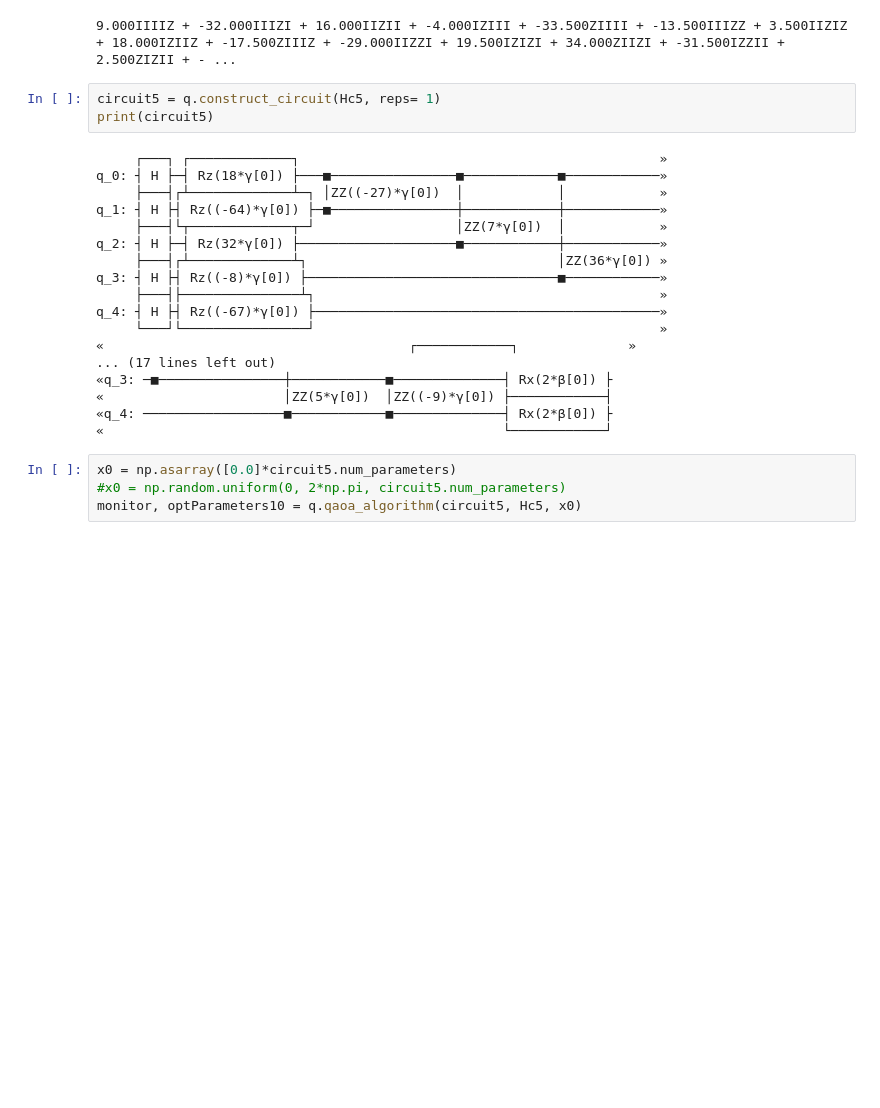
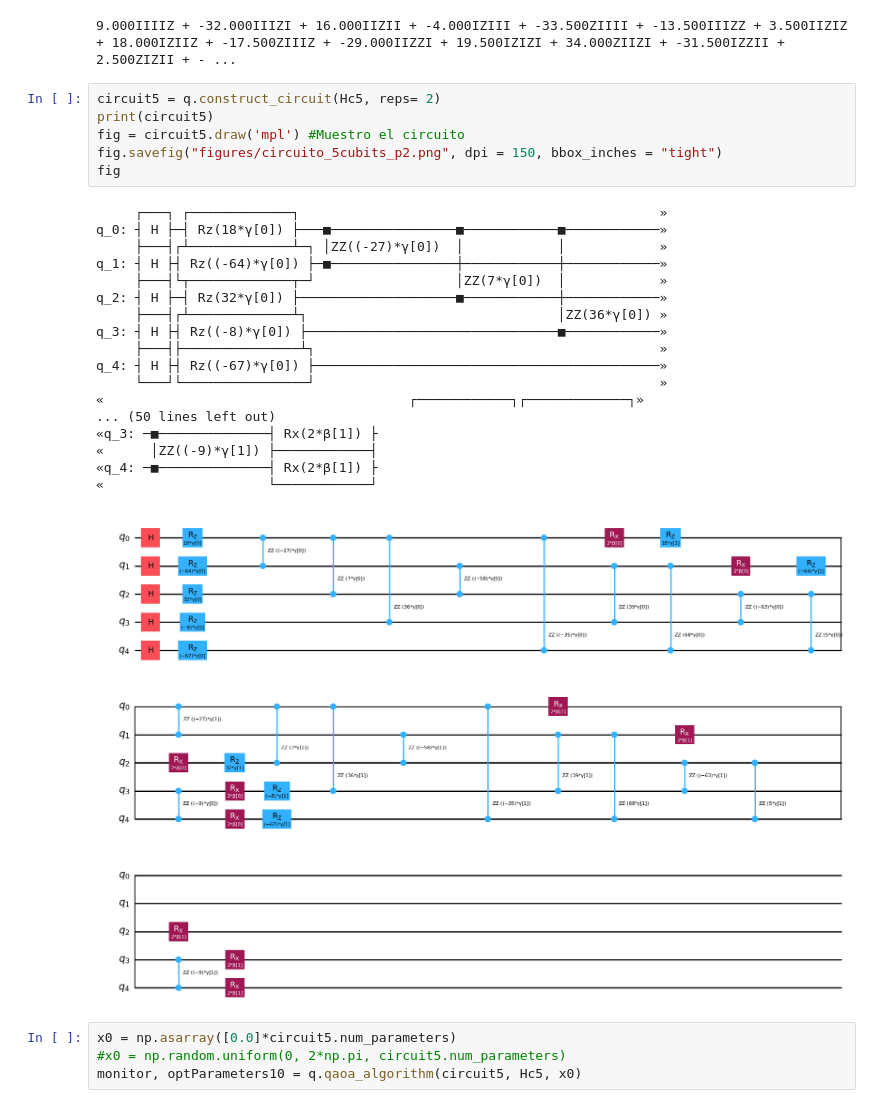
Before and after one commit to zhengzhu14/TFG_GII, a Jupyter notebook: P2_casos_simples/5QubitCase.ipynb, the cells around one changed output. Saved outputs shown, nothing was run; the diff lists cells and outputs as text; blank space fills up the shorter version.

```diff
--- a/P2_casos_simples/5QubitCase.ipynb
+++ b/P2_casos_simples/5QubitCase.ipynb
@@ -97,26 +100,30 @@ print(formatted_h)
 # %% [output]
 9.000IIIIZ + -32.000IIIZI + 16.000IIZII + -4.000IZIII + -33.500ZIIII + -13.500IIIZZ + 3.500IIZIZ + 18.000IZIIZ + -17.500ZIIIZ + -29.000IIZZI + 19.500IZIZI + 34.000ZIIZI + -31.500IZZII + 2.500ZIZII + - ...
 # %%
-circuit5 = q.construct_circuit(Hc5, reps= 1)
+circuit5 = q.construct_circuit(Hc5, reps= 2)
 print(circuit5)
+fig = circuit5.draw('mpl') #Muestro el circuito
+fig.savefig("figures/circuito_5cubits_p2.png", dpi = 150, bbox_inches = "tight")
+fig
 # %% [output]
      ┌───┐ ┌─────────────┐                                              »
 q_0: ┤ H ├─┤ Rz(18*γ[0]) ├───■────────────────■────────────■────────────»
      ├───┤┌┴─────────────┴─┐ │ZZ((-27)*γ[0])  │            │            »
 q_1: ┤ H ├┤ Rz((-64)*γ[0]) ├─■────────────────┼────────────┼────────────»
      ├───┤└┬─────────────┬─┘                  │ZZ(7*γ[0])  │            »
 q_2: ┤ H ├─┤ Rz(32*γ[0]) ├────────────────────■────────────┼────────────»
      ├───┤┌┴─────────────┴┐                                │ZZ(36*γ[0]) »
 q_3: ┤ H ├┤ Rz((-8)*γ[0]) ├────────────────────────────────■────────────»
      ├───┤├───────────────┴┐                                            »
 q_4: ┤ H ├┤ Rz((-67)*γ[0]) ├────────────────────────────────────────────»
      └───┘└────────────────┘                                            »
-«                                       ┌────────────┐              »
-... (17 lines left out)
-«q_3: ─■────────────────┼────────────■──────────────┤ Rx(2*β[0]) ├
-«                       │ZZ(5*γ[0])  │ZZ((-9)*γ[0]) ├────────────┤
-«q_4: ──────────────────■────────────■──────────────┤ Rx(2*β[0]) ├
-«                                                   └────────────┘
+«                                       ┌────────────┐┌─────────────┐»
+... (50 lines left out)
+«q_3: ─■──────────────┤ Rx(2*β[1]) ├
+«      │ZZ((-9)*γ[1]) ├────────────┤
+«q_4: ─■──────────────┤ Rx(2*β[1]) ├
+«                     └────────────┘
+[figure, added]
 # %%
 x0 = np.asarray([0.0]*circuit5.num_parameters)
 #x0 = np.random.uniform(0, 2*np.pi, circuit5.num_parameters)
```
Also changed, not shown: parts of 7 cells of this notebook, 25 other files.
